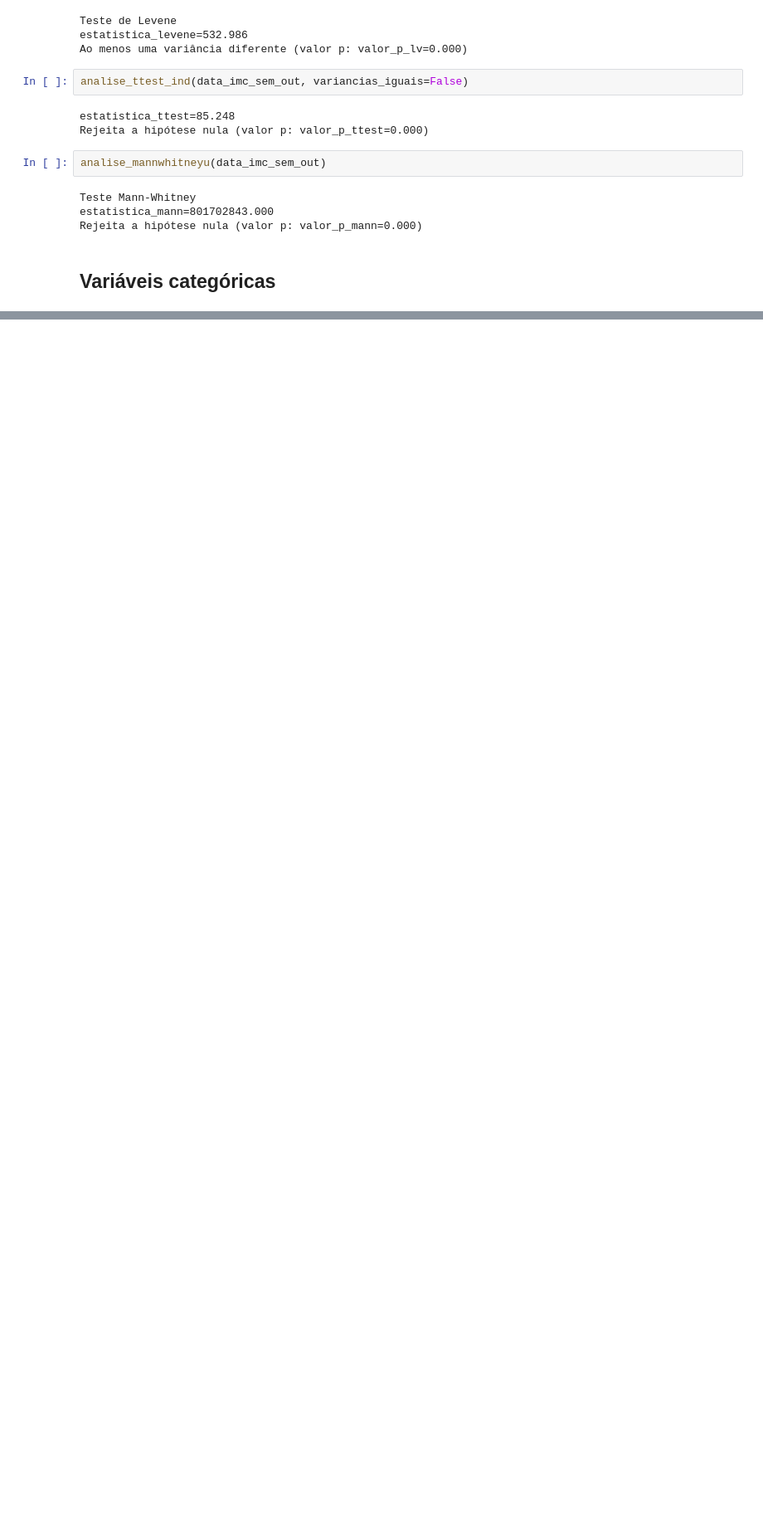
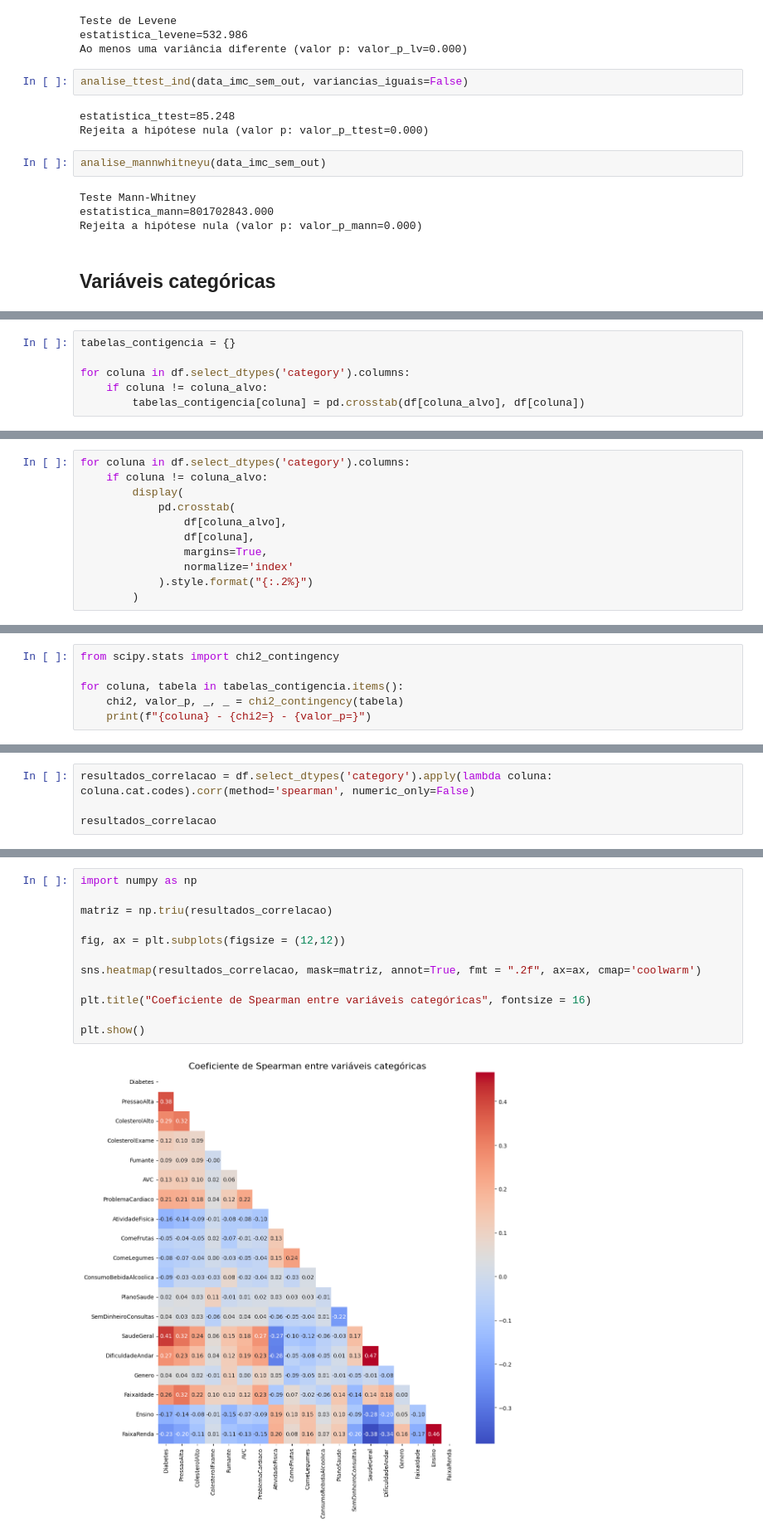
Before and after one commit to stephanyresque/Projeto-Diabetes, a Jupyter notebook: projeto/analise.ipynb, the cells around one changed output, grey strips where cells are left out. Shown at 83% size. Saved outputs shown, nothing was run; the diff lists cells and outputs as text; blank space fills up the shorter version.

```diff
--- a/projeto/analise.ipynb
+++ b/projeto/analise.ipynb
@@ -378,0 +497,6 @@ Rejeita a hipótese nula (valor p: valor_p_mann=0.000)
+# %%
+tabelas_contigencia = {}
+
+for coluna in df.select_dtypes('category').columns:
+    if coluna != coluna_alvo:
+        tabelas_contigencia[coluna] = pd.crosstab(df[coluna_alvo], df[coluna])
@@ -378,0 +510,11 @@ Rejeita a hipótese nula (valor p: valor_p_mann=0.000)
+# %%
+for coluna in df.select_dtypes('category').columns:
+    if coluna != coluna_alvo:
+        display(
+            pd.crosstab(
+                df[coluna_alvo],
+                df[coluna],
+                margins=True,
+                normalize='index'
+            ).style.format("{:.2%}")
+        )
@@ -378,0 +583,6 @@ Rejeita a hipótese nula (valor p: valor_p_mann=0.000)
+# %%
+from scipy.stats import chi2_contingency
+
+for coluna, tabela in tabelas_contigencia.items():
+    chi2, valor_p, _, _ = chi2_contingency(tabela)
+    print(f"{coluna} - {chi2=} - {valor_p=}")
@@ -378,0 +608,4 @@ Rejeita a hipótese nula (valor p: valor_p_mann=0.000)
+# %%
+resultados_correlacao = df.select_dtypes('category').apply(lambda coluna: coluna.cat.codes).corr(method='spearman', numeric_only=False)
+
+resultados_correlacao
@@ -378,0 +630,14 @@ Rejeita a hipótese nula (valor p: valor_p_mann=0.000)
+# %%
+import numpy as np
+
+matriz = np.triu(resultados_correlacao)
+
+fig, ax = plt.subplots(figsize = (12,12))
+
+sns.heatmap(resultados_correlacao, mask=matriz, annot=True, fmt = ".2f", ax=ax, cmap='coolwarm')
+
+plt.title("Coeficiente de Spearman entre variáveis categóricas", fontsize = 16)
+
+plt.show()
+# %% [output]
+[figure, added]
```
Also changed, not shown: parts of 7 cells of this notebook.
